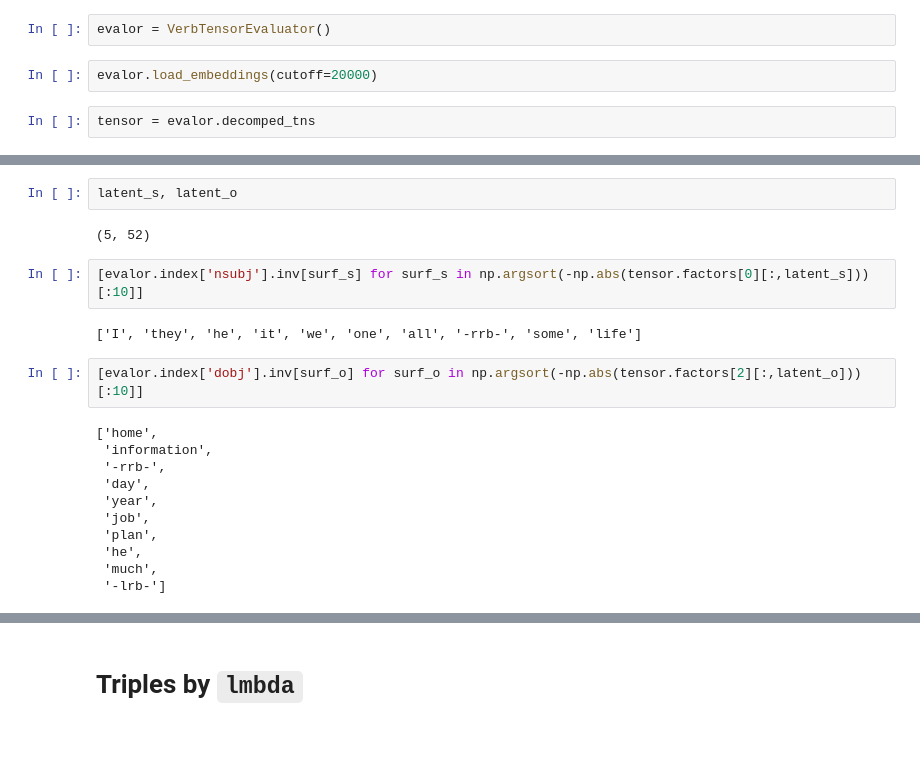
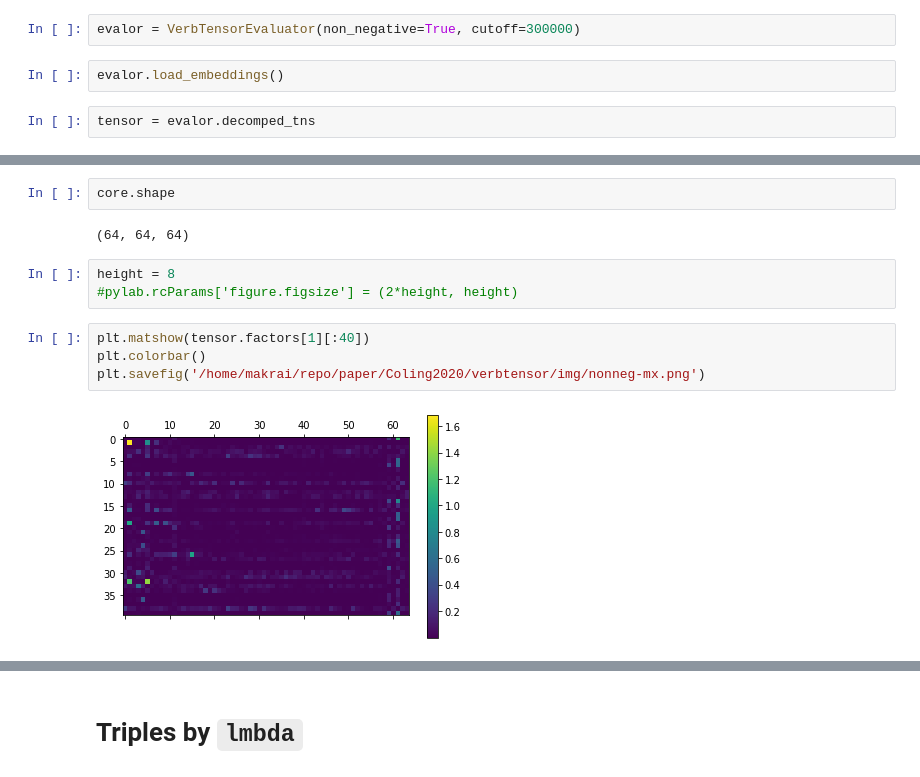
Before and after one commit to makrai/verb-tensor, a Jupyter notebook: police_arrest_suspect.ipynb, the cells around one changed output, grey strips where cells are left out. Saved outputs shown, nothing was run; the diff lists cells and outputs as text; blank space fills up the shorter version.

Commit message:
non_negative=True

```diff
--- a/police_arrest_suspect.ipynb
+++ b/police_arrest_suspect.ipynb
@@ -19,8 +27,8 @@ config.read('config.ini')
 # %%
 from eval_tensor import VerbTensorEvaluator
 # %%
-evalor = VerbTensorEvaluator()
+evalor = VerbTensorEvaluator(non_negative=True, cutoff=300000)
 # %%
-evalor.load_embeddings(cutoff=20000)
+evalor.load_embeddings()
 # %%
 tensor = evalor.decomped_tns
@@ -48,21 +41,13 @@ latent_s, latent_o = np.unravel_index(
-# %%
-latent_s, latent_o
-# %% [output]
-(5, 52)
-# %%
-[evalor.index['nsubj'].inv[surf_s] for surf_s in np.argsort(-np.abs(tensor.factors[0][:,latent_s]))[:10]]
-# %% [output]
-['I', 'they', 'he', 'it', 'we', 'one', 'all', '-rrb-', 'some', 'life']
-# %%
-[evalor.index['dobj'].inv[surf_o] for surf_o in np.argsort(-np.abs(tensor.factors[2][:,latent_o]))[:10]]
-# %% [output]
-['home',
- 'information',
- '-rrb-',
- 'day',
- 'year',
- 'job',
- 'plan',
- 'he',
- 'much',
- '-lrb-']
+# %%
+core.shape
+# %% [output]
+(64, 64, 64)
+# %%
+height = 8
+#pylab.rcParams['figure.figsize'] = (2*height, height)
+# %%
+plt.matshow(tensor.factors[1][:40])
+plt.colorbar()
+plt.savefig('/home/makrai/repo/paper/Coling2020/verbtensor/img/nonneg-mx.png')
+# %% [output]
+[figure, added]
```
Also changed, not shown: parts of 32 cells of this notebook.
